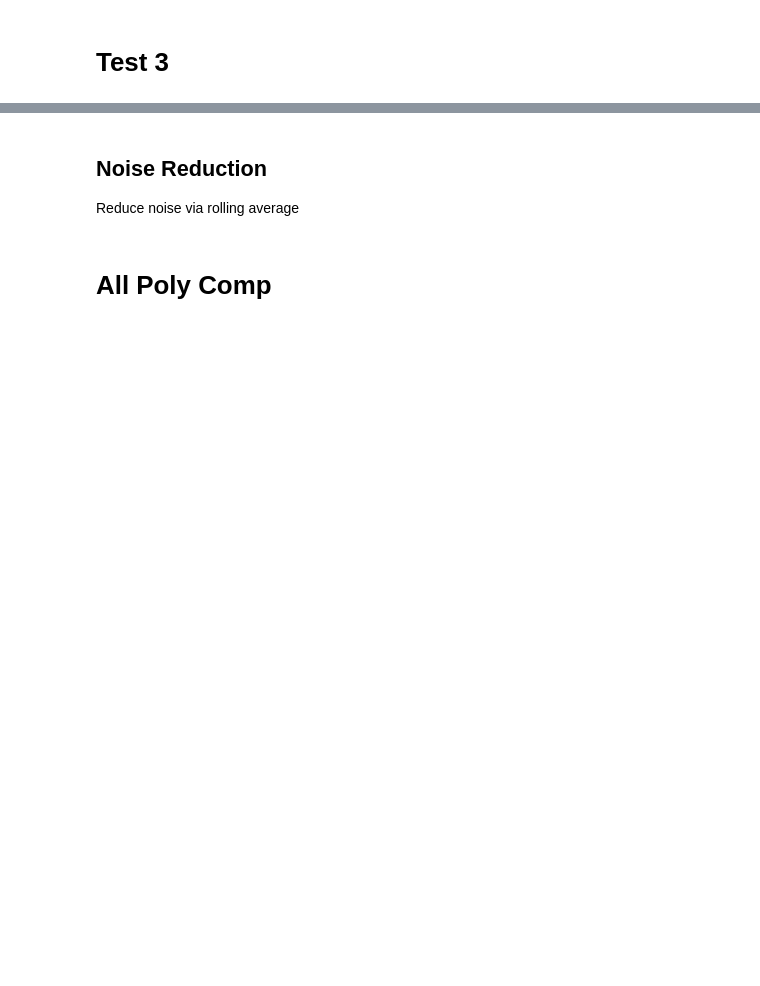
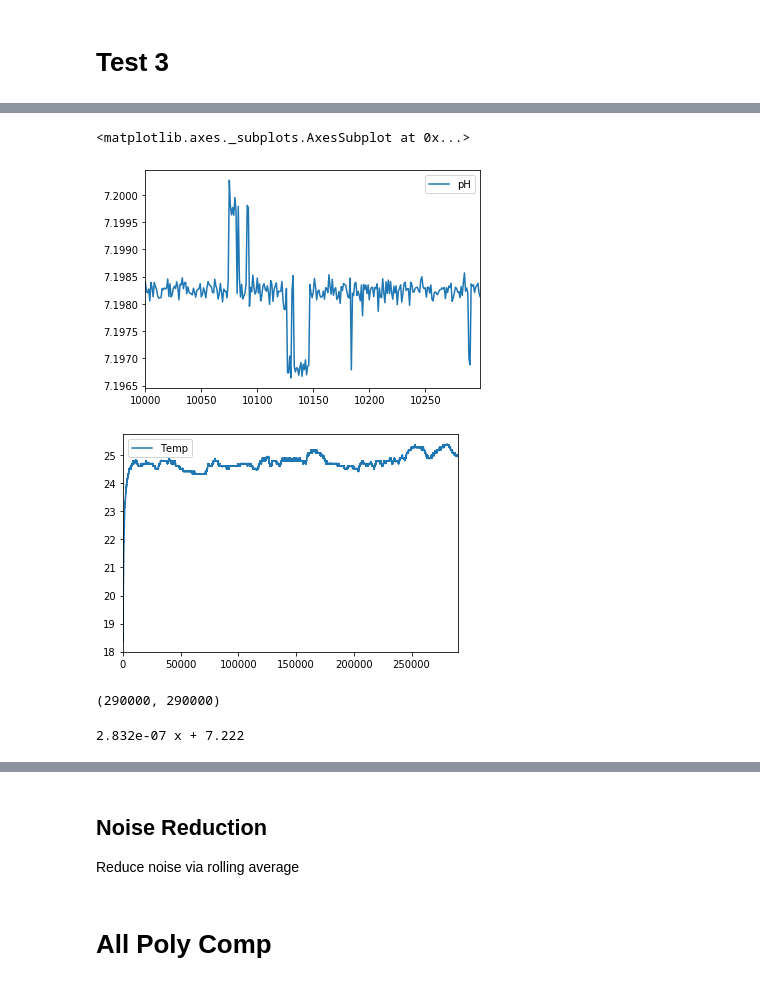
Before and after one commit to JarrydWebber/Jarryd-CSC, a Jupyter notebook: Drift Analysis 2.ipynb, the cells around one changed output, grey strips where cells are left out. Saved outputs shown, nothing was run; the diff lists cells and outputs as text; code cells hidden in the pictures; blank space fills up the shorter version.

Commit message:
Test of gitignore changes
Testing

```diff
--- a/Drift Analysis 2.ipynb
+++ b/Drift Analysis 2.ipynb
@@ -144,7 +249,7 @@ print(test_2_ph_poly)
 skips3 = skips2
 Nrows = 290000-skips3
 # %%
-test_3_data = pandas.read_csv('Drift Test 3 ph and temp 17 12 2019 pH7 Buffer secondary rig', sep='	', header = None,
+test_3_data = pandas.read_csv(datadir / '20191217 pH Drift 3.txt', sep='	', header = None,
                               usecols = [0, 1, 2, 3],
                               names = ["Date", "Time", "Temp", "pH"], nrows = Nrows, skiprows = skips3)
 # %%
@@ -152,16 +271,24 @@ test_3_data
 # %%
-test_3_data.plot(y = "pH")
+test_3_data[10000:10300].plot(y = "pH")
 test_3_data.plot(y = "Temp")
+# %% [output]
+<matplotlib.axes._subplots.AxesSubplot at 0x...>
+[figure, added]
+[figure, added]
 # %%
 x3 = numpy.arange(skips3,len(test_3_data.pH)+skips3)
 order3 = 1
 # %%
 len(x3), len(test_3_data.pH)
+# %% [output]
+(290000, 290000)
 # %%
 x3_extended = numpy.arange(skips3,len(test_3_data.pH)+10000+skips3)
 # %%
 test_3_ph_poly = numpy.poly1d(numpy.polyfit( x3, test_3_data.pH, order3))
 print(test_3_ph_poly)
+# %% [output]
+2.832e-07 x + 7.222
 # %%
 fit_3_ph_poly = pandas.DataFrame(test_3_ph_poly(x3_extended))
 # %%
```
Also changed, not shown: parts of 22 cells of this notebook, 1 other file.
